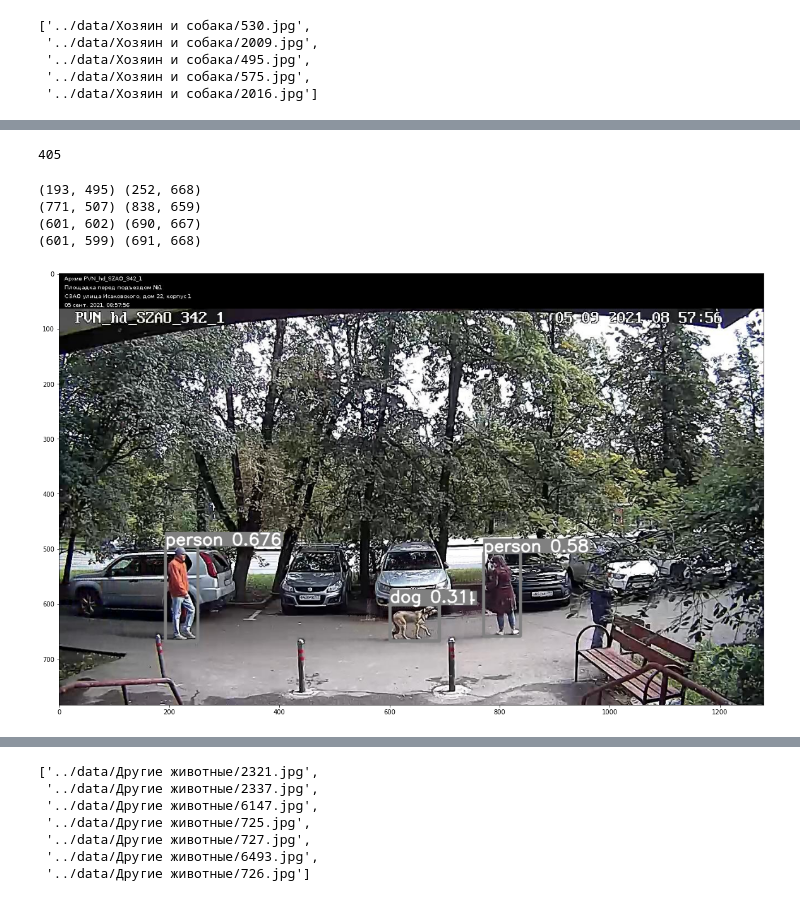
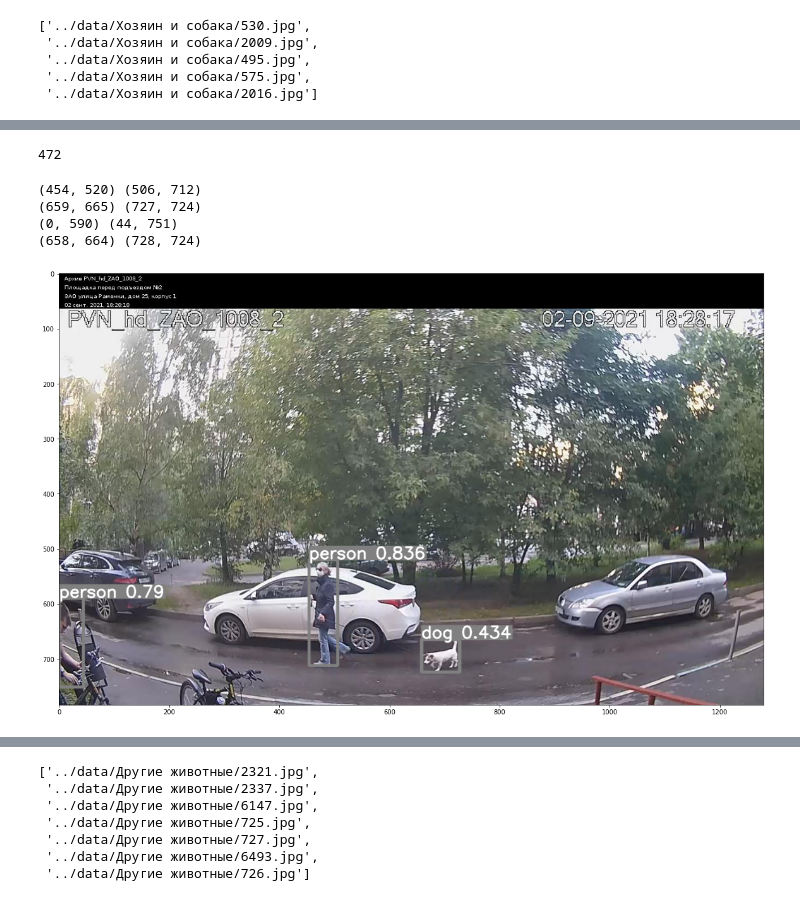
Before and after one commit to MISiS-General-Solutions-2/dogfound, a Jupyter notebook: neural_network/notebooks/results_collection.ipynb, the cells around one changed output, grey strips where cells are left out. Saved outputs shown, nothing was run; the diff lists cells and outputs as text; code cells hidden in the pictures.

```diff
--- a/neural_network/notebooks/results_collection.ipynb
+++ b/neural_network/notebooks/results_collection.ipynb
@@ -18,5 +18,5 @@ torch.device('cuda:0' if torch.cuda.is_available() else 'cpu')
 device(type='cuda', index=0)
 # %%
 # fine_tuned = torch.load('../yolov5/projects/COCO-street-from-scratch-2/exp/weights/best.pt')['model'].float().eval()
-fine_tuned = torch.load('../yolov5/projects/COCO-street-finetune-6/exp/weights/best.pt')['model'].float().eval()
+fine_tuned = torch.load('../yolov5/projects/COCO-street-from-scratch-3/exp/weights/best.pt')['model'].float().eval()
 fine_tuned = fine_tuned.autoshape()
@@ -23,6 +25,6 @@ fine_tuned = fine_tuned.autoshape()
 # %%
 fine_tuned = fine_tuned.autoshape()
-fine_tuned.conf = 0.27
+fine_tuned.conf = 0.4
 fine_tuned.iou = 0.45
 fine_tuned.multi_label = False  # NMS multiple labels per box
 fine_tuned.max_det = 20
@@ -115,14 +132,14 @@ def show_image_with_regions(df, color=(128, 128, 128), txt_color=(255, 255, 255)
 # %%
 len(found_results)
 # %% [output]
-405
+472
 # %%
 %matplotlib inline
-show_image_with_regions(found_results[17])
+show_image_with_regions(found_results[228])
 # %% [output]
-(193, 495) (252, 668)
-(771, 507) (838, 659)
-(601, 602) (690, 667)
-(601, 599) (691, 668)
+(454, 520) (506, 712)
+(659, 665) (727, 724)
+(0, 590) (44, 751)
+(658, 664) (728, 724)
-[figure, old version]
+[figure, new version]
 # %%
```
Also changed, not shown: parts of 7 cells of this notebook, 4 other files.
